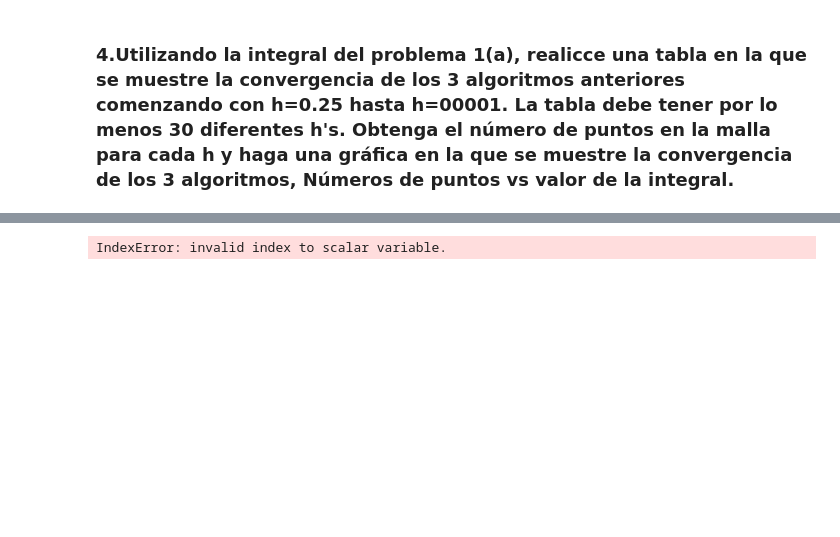
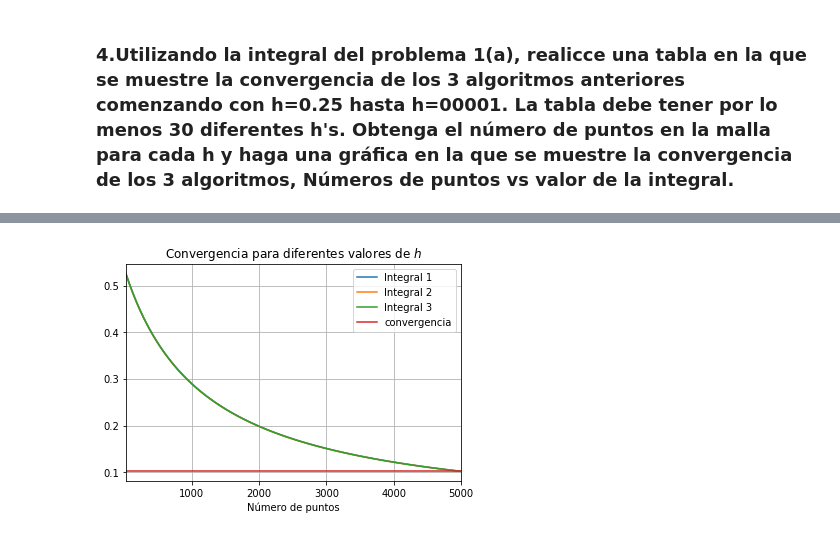
Before and after one commit to marthaaquino/Fisica-computacional, a Jupyter notebook: Tarea 2.ipynb, the cells around one changed output, grey strips where cells are left out. Drawn from its saved outputs; the diff is of its cells as text; code cells hidden in the pictures; blank space fills up the shorter version.

```diff
--- a/Tarea 2.ipynb
+++ b/Tarea 2.ipynb
@@ -373,21 +373,27 @@ for i in range (25,5000,100):
 # %%
 f=exp(-(x*x))*sin(10*x)
 num_puntos = linspace(25,5000,100)
 integral=np.zeros(len(num_puntos))
+integral2=np.zeros(len(num_puntos))
+integral3=np.zeros(len(num_puntos))
+convergencia=np.zeros(len(num_puntos))
 for i in range (0,len(num_puntos)):
     x = linspace(0,5,25+i)
 
     integral[i]=int1(f,x)
-    #integral2=intSimpson(f,x)
-    #integral3=intBoole(f,x)
+    integral2[i]=intSimpson(f,x)
+    integral3[i]=intBoole(f,x)
+    convergencia[i]=0.1021340744237976138708054220876899
 
-plot(num_puntos,integral1[i],label="Integral 1")
-
+plot(num_puntos,integral,label="Integral 1")
+plot(num_puntos,integral2,label="Integral 2")
+plot(num_puntos,integral2,label="Integral 3")
+plot(num_puntos,convergencia,label='convergencia')
     #plot(i,integral2,label="Integral de Simpson")
     #plot(i,integral3,label="Integral de Boole")
 title("Convergencia para diferentes valores de $h$"),xlabel("Número de puntos")
 #hlines(pi/2,num_puntos[0],num_puntos[-1],colors='r', linestyles='dashed',lw=2,label="$\pi /2$")
 legend(),grid(),xlim([25,5000])
 show()
 # %% [output]
-IndexError: invalid index to scalar variable.
+[figure, added]
```
Also changed, not shown: parts of 1 cell of this notebook.
